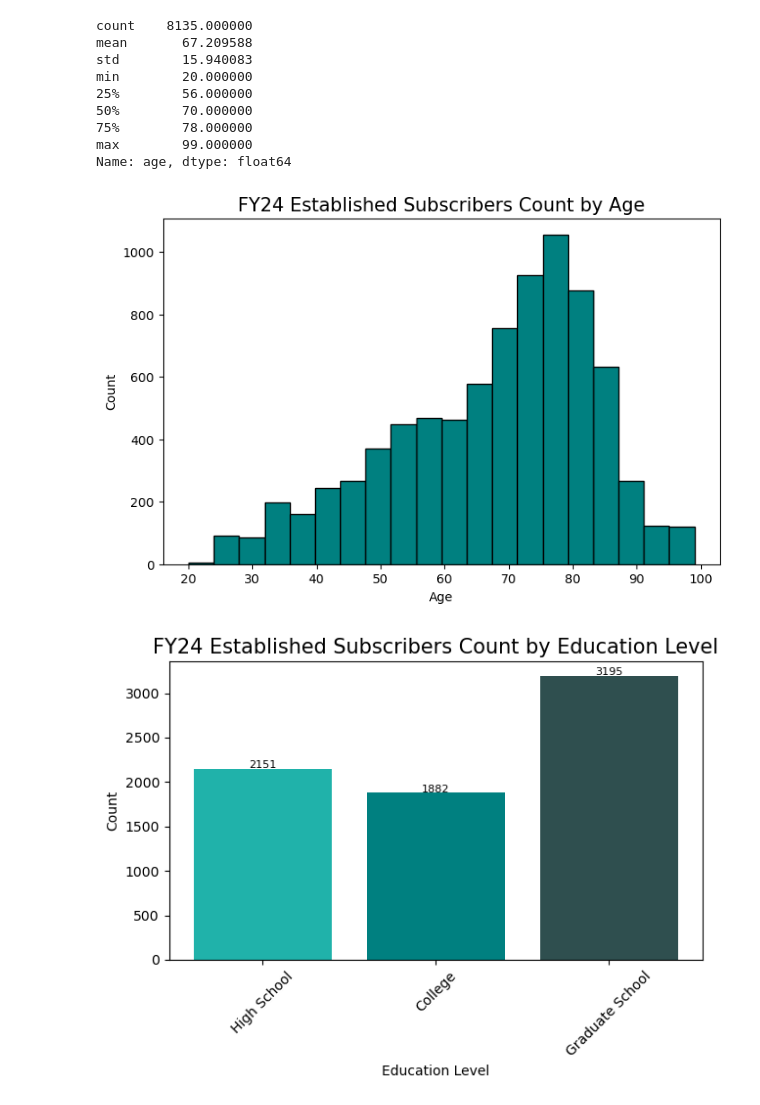
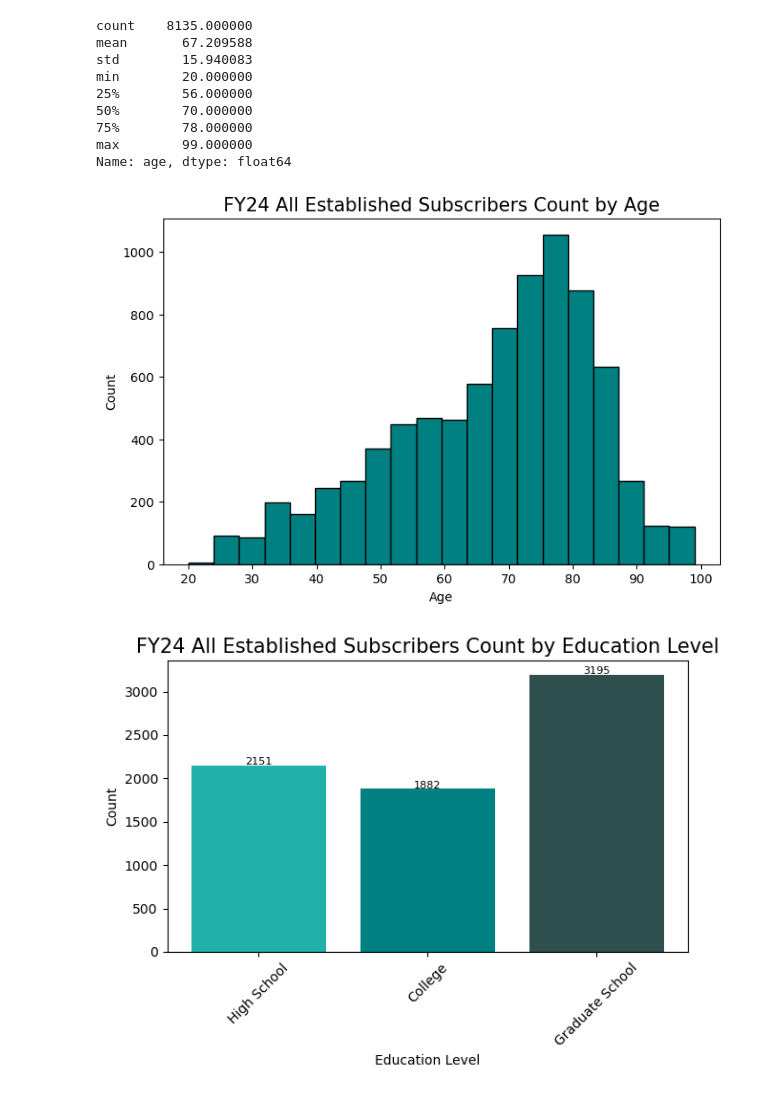
Before and after one commit to gabriela-ilinca/ASO, a Jupyter notebook: briana_workbook.ipynb, the cells around one changed output. Cells and saved outputs as stored; diff of their text form; code cells hidden in the pictures.

Commit message:
new visualizations

```diff
--- a/briana_workbook.ipynb
+++ b/briana_workbook.ipynb
@@ -86,3 +86,7 @@ count_match = filtered4['acct_id'].isin(filtered3['acct_id']).sum()
 print(count_match)
 # %% [output]
 644
+# %%
+# All of the sophomore subscribers in 2023 who are now established subscribers in 2024
+estabfromsoph24 = filtered4[filtered4['acct_id'].isin(filtered3['acct_id'])]
+estabfromsoph24
@@ -88,0 +147,16 @@ print(count_match)
+# %%
+marital_counts = estabfromsoph24.groupby('marital_status')['ticket_type'].count()
+
+order = ['Inferred Single', 'Single', 'Inferred Married', 'Married']
+marital_counts = marital_counts.reindex(order, fill_value = 0)
+
+plt.bar(marital_counts.index, marital_counts.values, color='teal')
+plt.title('FY24 Soph -> Established Subscribers Count by Marital Status', fontsize = 15)
+plt.xlabel('Marital Status')
+plt.ylabel('Count')
+plt.xticks(rotation=45)
+
+for i, value in enumerate(marital_counts.values):
+    plt.text(i, value + 1, str(value), ha='center', va='baseline', fontsize=8)
+plt.tight_layout()
+plt.show()
@@ -88,0 +165,13 @@ print(count_match)
+# %%
+gender_counts = estabfromsoph24.groupby('gender')['ticket_type'].count()
+
+plt.bar(gender_counts.index, gender_counts.values, color=['lightseagreen', 'teal'])
+plt.title('FY24 Soph -> Established Subscribers Count by Gender', fontsize = 15)
+plt.xlabel('Gender')
+plt.ylabel('Count')
+plt.xticks(rotation=45)
+
+for i, value in enumerate(gender_counts.values):
+    plt.text(i, value + 1, str(value), ha='center', va='baseline', fontsize=8)
+plt.tight_layout()
+plt.show()
@@ -162,33 +253,33 @@ Name: age, dtype: float64
 # %%
 plt.figure(figsize=(8,5))
 plt.hist(df_establish['age'].dropna(), bins=20, color = 'teal', edgecolor='black')
-plt.title('FY24 Established Subscribers Count by Age', fontsize = 15)
+plt.title('FY24 All Established Subscribers Count by Age', fontsize = 15)
 plt.xlabel('Age')
 plt.ylabel('Count')
 plt.show()
 # %% [output]
-[figure, old version]
+[figure, new version]
 # %%
 import matplotlib.pyplot as plt
 # %%
 edu_counts = df_establish.groupby('education')['ticket_type'].count()
 
 order = ['High School', 'College', 'Graduate School']
 edu_counts = edu_counts.reindex(order)
 
 plt.bar(edu_counts.index, edu_counts.values, color=['lightseagreen', 'teal', 'darkslategray'])
-plt.title('FY24 Established Subscribers Count by Education Level', fontsize = 15)
+plt.title('FY24 All Established Subscribers Count by Education Level', fontsize = 15)
 plt.xlabel('Education Level')
 plt.ylabel('Count')
 plt.xticks(rotation=45)
 
 for i, value in enumerate(edu_counts.values):
     plt.text(i, value + 50, str(value), ha='center', va='center_baseline', fontsize=8)
 
 plt.tight_layout()
 plt.show()
 # %% [output]
-[figure, old version]
+[figure, new version]
 # %%
 marital_counts = df_establish.groupby('marital_status')['ticket_type'].count()
 
```
Also changed, not shown: parts of 8 cells of this notebook.
